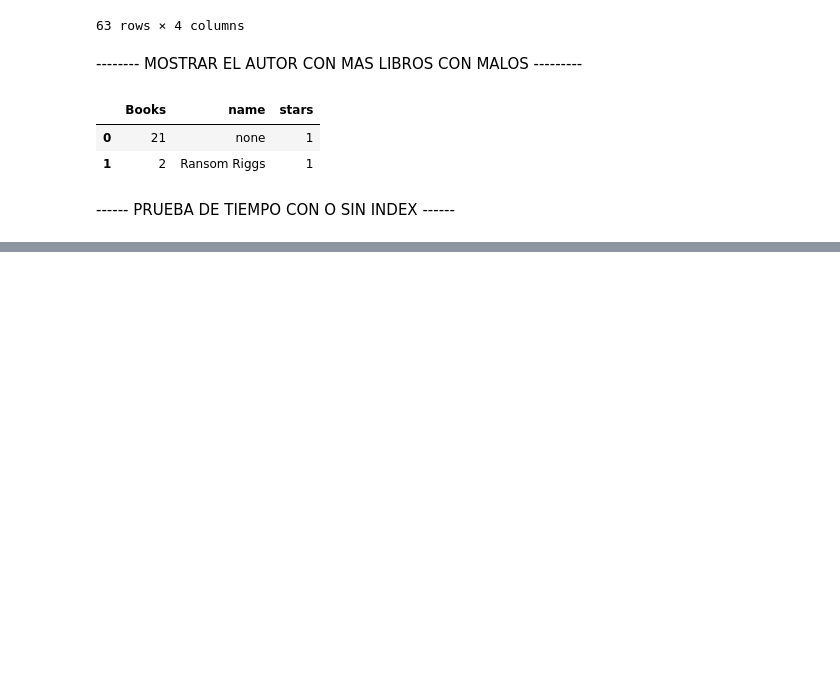
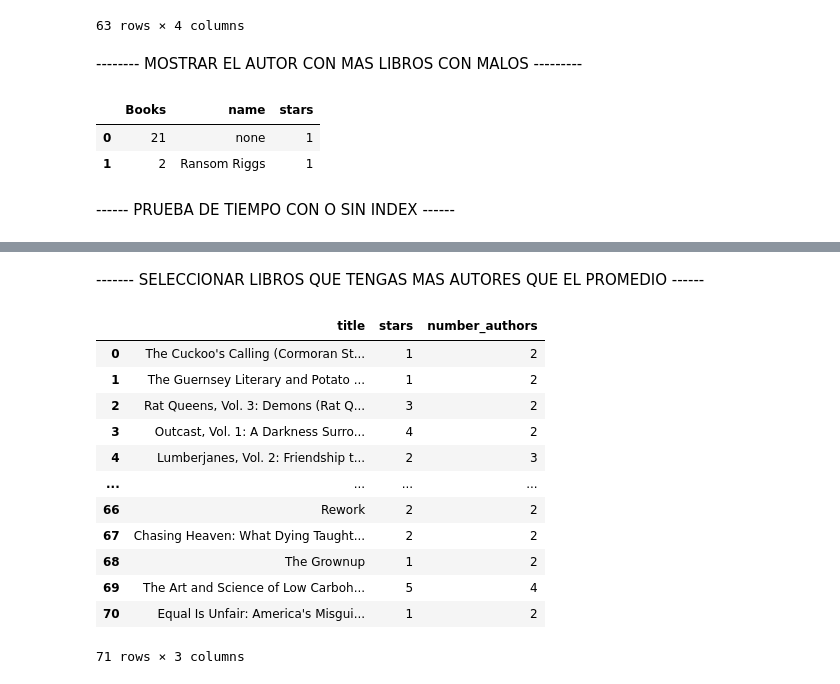
Before and after one commit to SadCloud03/challenge-4-scraper, a Jupyter notebook: scraper.ipynb, the cells around one changed output, grey strips where cells are left out. Cells and saved outputs as stored; diff of their text form; code cells hidden in the pictures; blank space fills up the shorter version.

```diff
--- a/scraper.ipynb
+++ b/scraper.ipynb
@@ -448,0 +492,53 @@ con indice:  0.0010311603546142578
+# %% [markdown]
+------- SELECCIONAR LIBROS QUE TENGAS MAS AUTORES QUE EL PROMEDIO ------
+# %%
+import sqlite3
+import pandas as pd
+
+conexion = sqlite3.connect("dataBase.db")
+
+query = """
+    SELECT
+        Books.title,
+        Books.stars,
+        COUNT(Authors.id) as number_authors
+    FROM Books
+    JOIN Books_authors ON
+        Books.id = Books_authors.id_book
+    JOIN Authors ON
+        Books_authors.id_author = Authors.id
+    GROUP BY Books.id
+    HAVING COUNT(Authors.id) > (
+        SELECT
+            AVG(total_autores)
+        FROM (
+            SELECT
+                COUNT(Authors.id) AS total_autores
+            FROM Books
+            JOIN Books_authors ON
+                Books.id = Books_authors.id_book
+            JOIN Authors ON
+                Books_authors.id_author = Authors.id
+            GROUP BY Books.id
+            )
+        );
+"""
+
+df = pd.read_sql_query(query, conexion)
+
+conexion.close()
+display(df)
+# %% [output]
+|  | title | stars | number_authors |
+| 0 | The Cuckoo's Calling (Cormoran St... | 1 | 2 |
+| 1 | The Guernsey Literary and Potato ... | 1 | 2 |
+| 2 | Rat Queens, Vol. 3: Demons (Rat Q... | 3 | 2 |
+| 3 | Outcast, Vol. 1: A Darkness Surro... | 4 | 2 |
+| 4 | Lumberjanes, Vol. 2: Friendship t... | 2 | 3 |
+| ... | ... | ... | ... |
+| 66 | Rework | 2 | 2 |
+| 67 | Chasing Heaven: What Dying Taught... | 2 | 2 |
+| 68 | The Grownup | 1 | 2 |
+| 69 | The Art and Science of Low Carboh... | 5 | 4 |
+| 70 | Equal Is Unfair: America's Misgui... | 1 | 2 |
+71 rows × 3 columns
```
Also changed, not shown: parts of 4 cells of this notebook.
